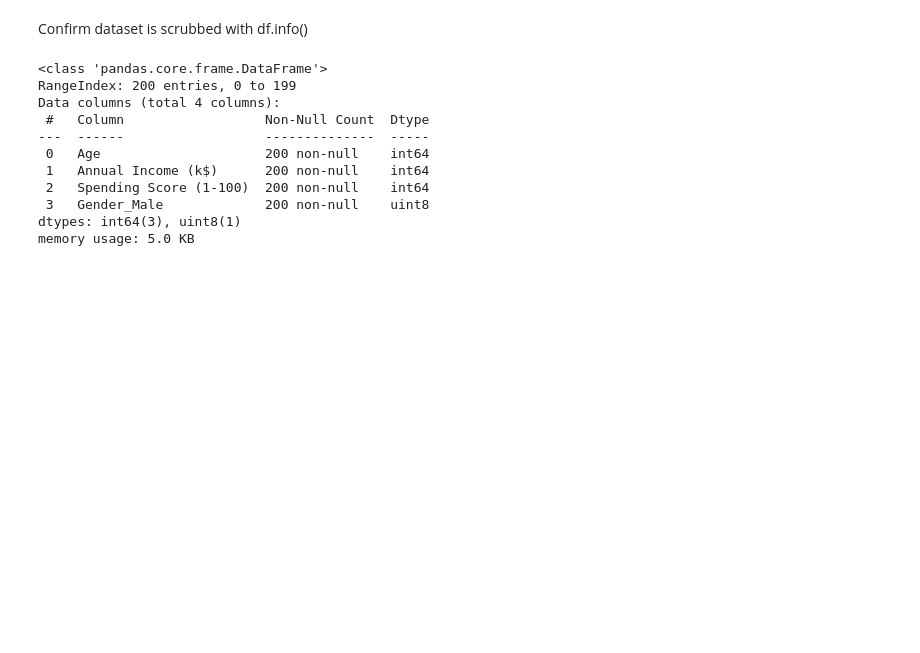
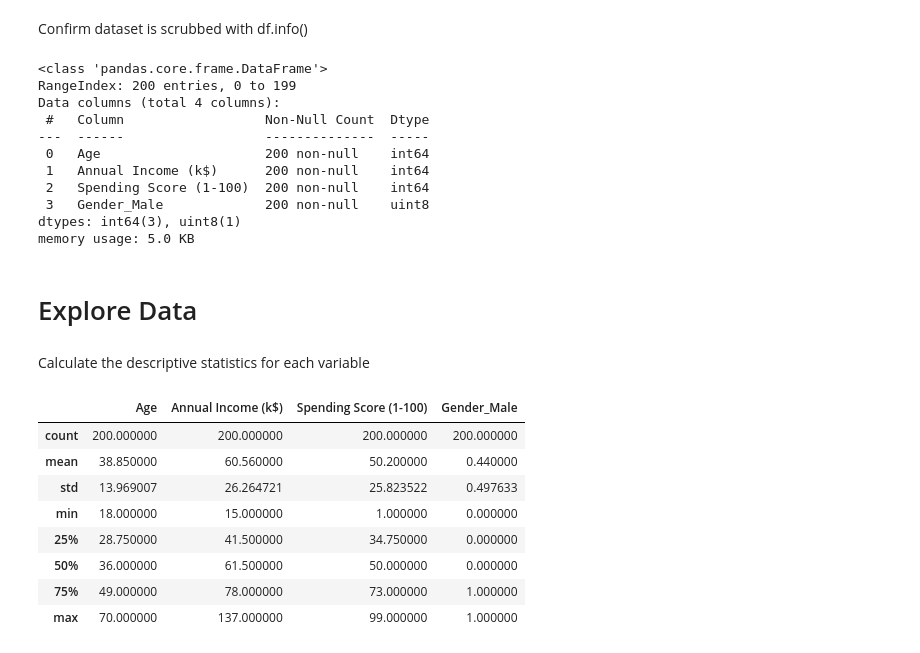
Before and after one commit to blantj/customer_clustering, a Jupyter notebook: modeling.ipynb, the cells around one changed output. Cells and saved outputs as stored; diff of their text form; code cells hidden in the pictures; blank space fills up the shorter version.

```diff
--- a/modeling.ipynb
+++ b/modeling.ipynb
@@ -75,3 +78,19 @@ Data columns (total 4 columns):
  3   Gender_Male             200 non-null    uint8
 dtypes: int64(3), uint8(1)
 memory usage: 5.0 KB
+# %% [markdown]
+# Explore Data
+# %% [markdown]
+Calculate the descriptive statistics for each variable
+# %%
+df.describe()
+# %% [output]
+|  | Age | Annual Income (k$) | Spending Score (1-100) | Gender_Male |
+| count | 200.000000 | 200.000000 | 200.000000 | 200.000000 |
+| mean | 38.850000 | 60.560000 | 50.200000 | 0.440000 |
+| std | 13.969007 | 26.264721 | 25.823522 | 0.497633 |
+| min | 18.000000 | 15.000000 | 1.000000 | 0.000000 |
+| 25% | 28.750000 | 41.500000 | 34.750000 | 0.000000 |
+| 50% | 36.000000 | 61.500000 | 50.000000 | 0.000000 |
+| 75% | 49.000000 | 78.000000 | 73.000000 | 1.000000 |
+| max | 70.000000 | 137.000000 | 99.000000 | 1.000000 |
```
Also changed, not shown: parts of 8 cells of this notebook.
